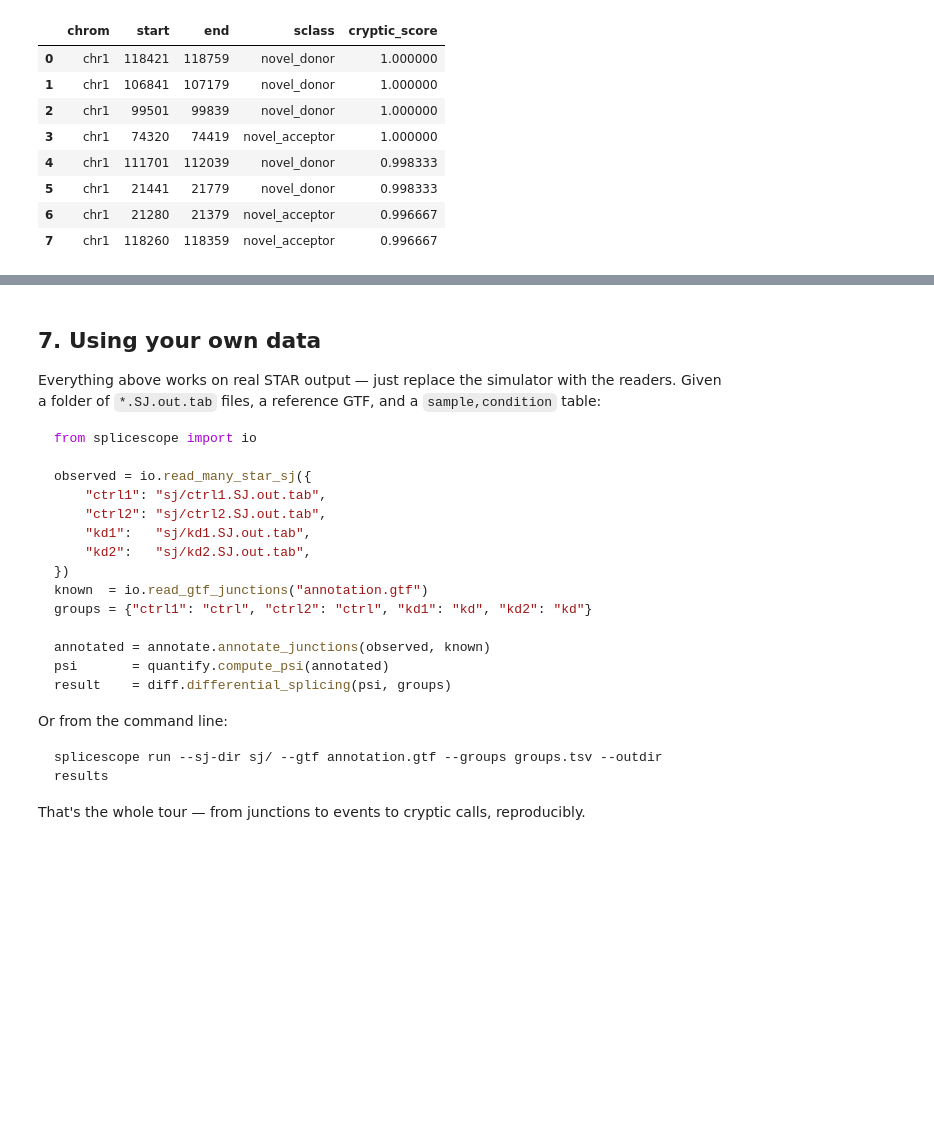
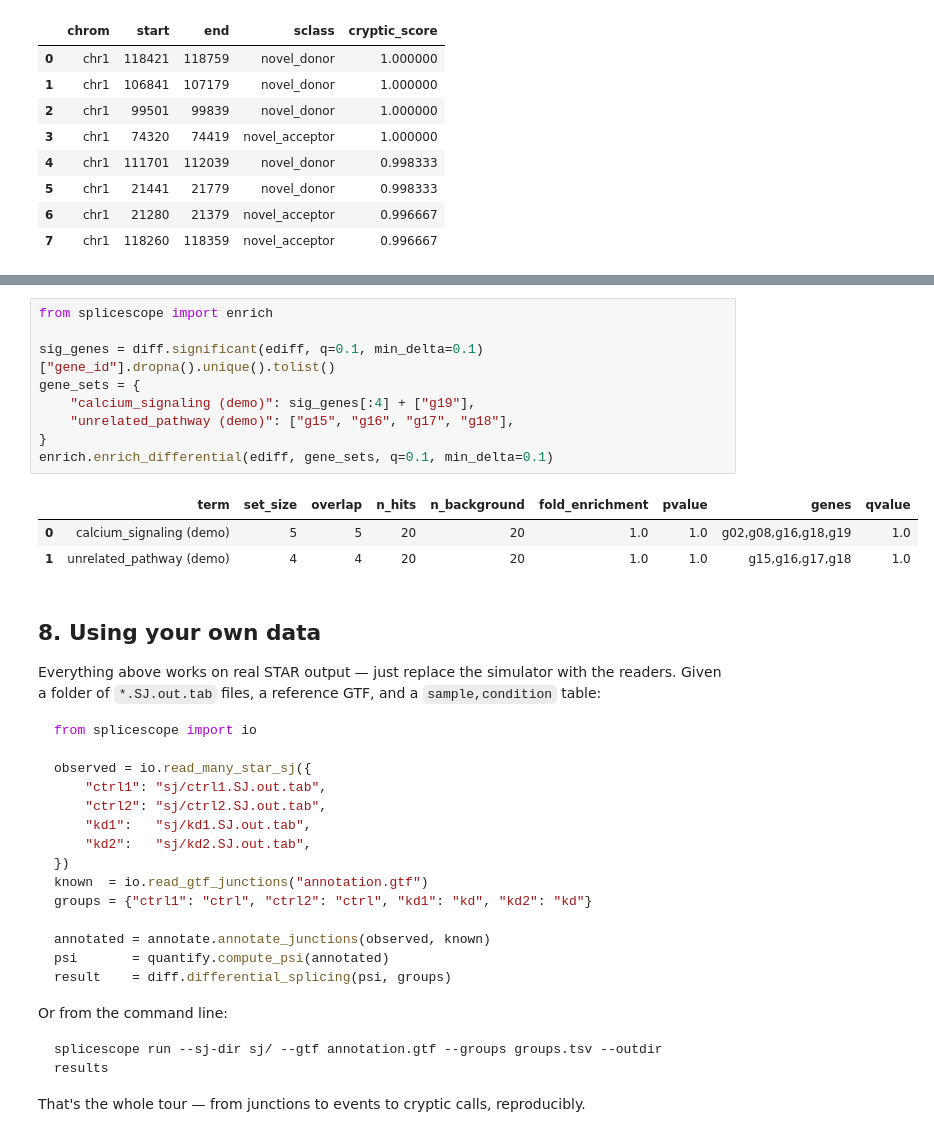
Before and after one commit to elmasnuryilmaz/splicescope, a Jupyter notebook: examples/tutorial.ipynb, the cells around one changed output, grey strips where cells are left out. Drawn from its saved outputs; the diff is of its cells as text; blank space fills up the shorter version.

```diff
--- a/examples/tutorial.ipynb
+++ b/examples/tutorial.ipynb
@@ -204,5 +211,18 @@ clf.score_table(feats).head(8)[
+# %%
+from splicescope import enrich
+
+sig_genes = diff.significant(ediff, q=0.1, min_delta=0.1)["gene_id"].dropna().unique().tolist()
+gene_sets = {
+    "calcium_signaling (demo)": sig_genes[:4] + ["g19"],
+    "unrelated_pathway (demo)": ["g15", "g16", "g17", "g18"],
+}
+enrich.enrich_differential(ediff, gene_sets, q=0.1, min_delta=0.1)
+# %% [output]
+|  | term | set_size | overlap | n_hits | n_background | fold_enrichment | pvalue | genes | qvalue |
+| 0 | calcium_signaling (demo) | 5 | 5 | 20 | 20 | 1.0 | 1.0 | g02,g08,g16,g18,g19 | 1.0 |
+| 1 | unrelated_pathway (demo) | 4 | 4 | 20 | 20 | 1.0 | 1.0 | g15,g16,g17,g18 | 1.0 |
 # %% [markdown]
-## 7. Using your own data
+## 8. Using your own data
 
 Everything above works on real STAR output — just replace the simulator with the readers.
 Given a folder of `*.SJ.out.tab` files, a reference GTF, and a `sample,condition` table:
```
Also changed, not shown: parts of 1 cell of this notebook, 12 other files.
